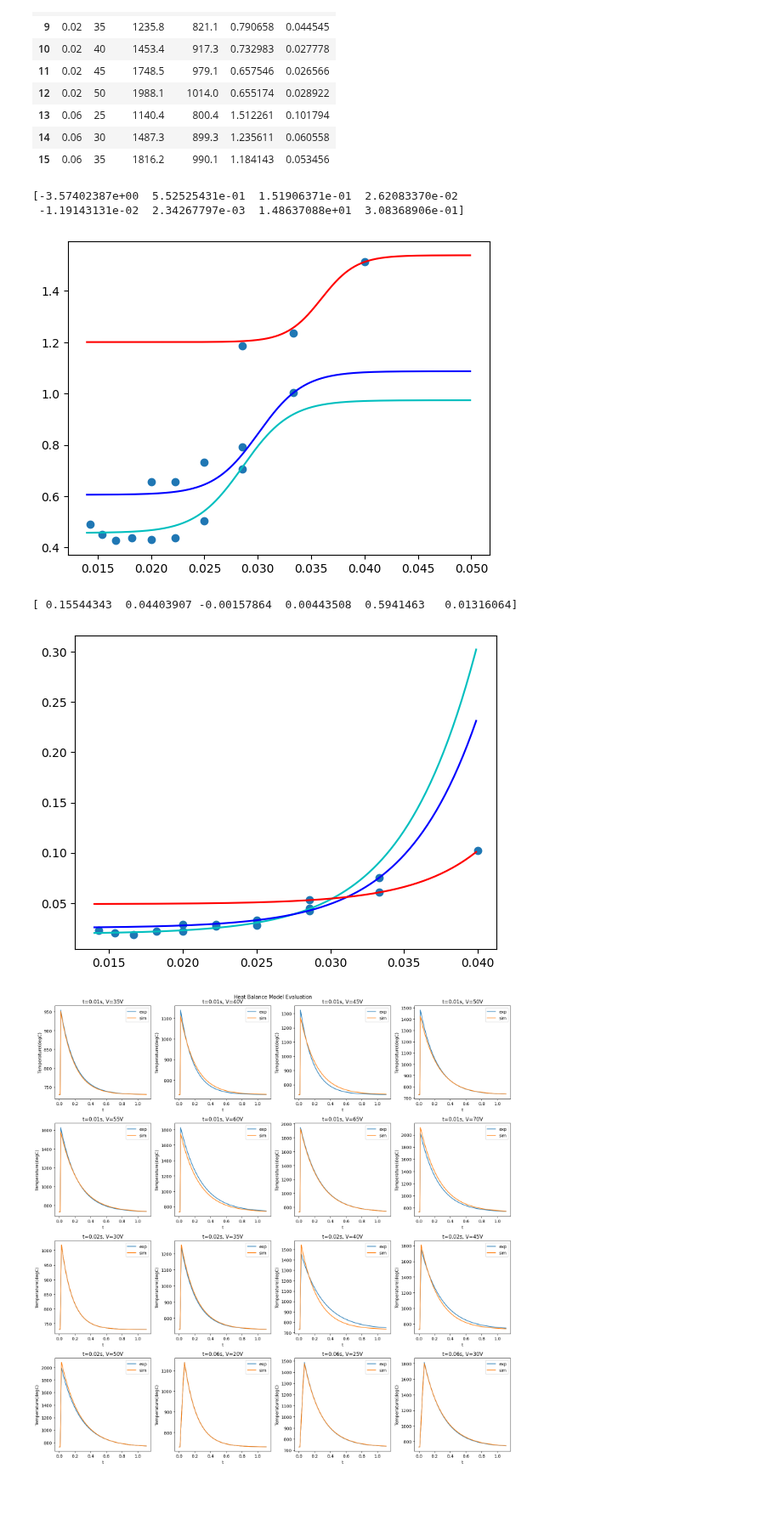
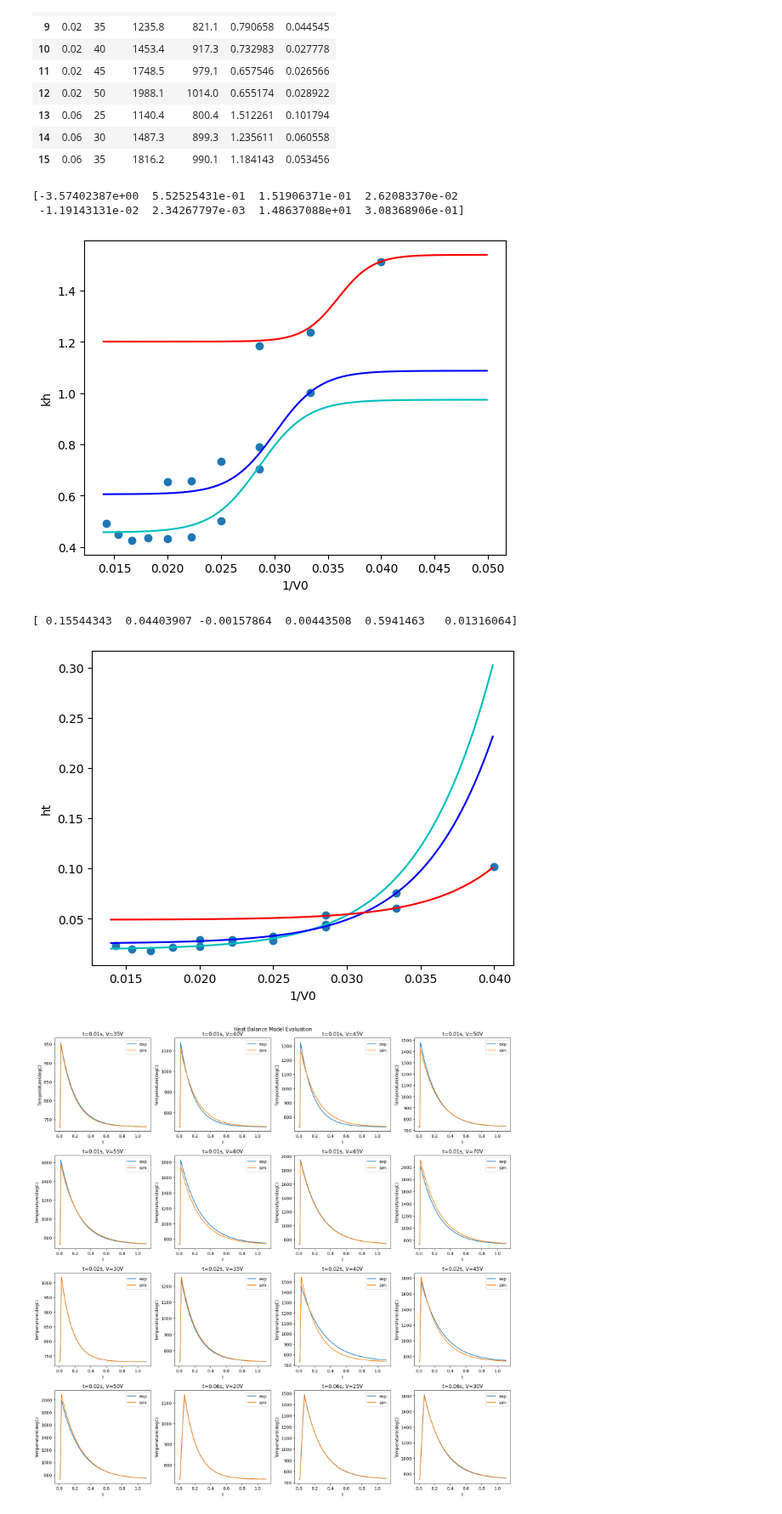
Before and after one commit to 100sjun/repos_python, a Jupyter notebook: Project/Electrified Reactor/parameter_correlation_2.ipynb, the cells around one changed output. Shown at 85% size. Drawn from its saved outputs; the diff is of its cells as text; code cells hidden in the pictures; blank space fills up the shorter version.

```diff
--- a/Project/Electrified Reactor/parameter_correlation_2.ipynb
+++ b/Project/Electrified Reactor/parameter_correlation_2.ipynb
@@ -44,34 +44,36 @@ def sig_kh(x,p,tpv):
     a2 = p[4]*tpv + p[5]
     a3 = p[6]*tpv + p[7]
     y= a0/(1+1.48*np.exp(-(x-a1)/a2))+a3
     return y
 
 def lsq(p):
     error = 0
     for i in range(len(Vr)):
         y = sig_kh(Vr[i],p,tp[i])
         error += (kh[i]-y)**2
     return error
 
 x0 = [-3.57402387e+00,  5.52525431e-01,  1.51906371e-01,  2.62083313e-02, -1.19143132e-02,  2.34268186e-03,  1.48637088e+01,  3.08368906e-01]
 
 res = minimize(lsq,x0)
 
 x = res.x
 print(x)
 xplt = np.arange(0.014,0.05,0.0001)
 yplt1 = sig_kh(xplt,x,0.01)
 yplt2 = sig_kh(xplt,x,0.02)
 yplt3 = sig_kh(xplt,x,0.06)
 plt.scatter(Vr,kh)
 plt.plot(xplt,yplt1,'c-')
 plt.plot(xplt,yplt2,'b-')
 plt.plot(xplt,yplt3,'r-')
+plt.xlabel('1/V0')
+plt.ylabel('kh')
 plt.show()
 # %% [output]
 [-3.57402387e+00  5.52525431e-01  1.51906371e-01  2.62083370e-02
  -1.19143131e-02  2.34267797e-03  1.48637088e+01  3.08368906e-01]
-[figure, old version]
+[figure, new version]
 # %%
 # ht regression
 Vr = 1/V0
@@ -104,10 +106,12 @@ plt.scatter(Vr,ht)
 plt.plot(xplt,yplt1,'c-')
 plt.plot(xplt,yplt2,'b-')
 plt.plot(xplt,yplt3,'r-')
+plt.xlabel('1/V0')
+plt.ylabel('ht')
 plt.show()
 # %% [output]
 [ 0.15544343  0.04403907 -0.00157864  0.00443508  0.5941463   0.01316064]
-[figure, old version]
+[figure, new version]
 # %%
 # Time
 dt = 1e-4
```
Also changed, not shown: 9 other files.
